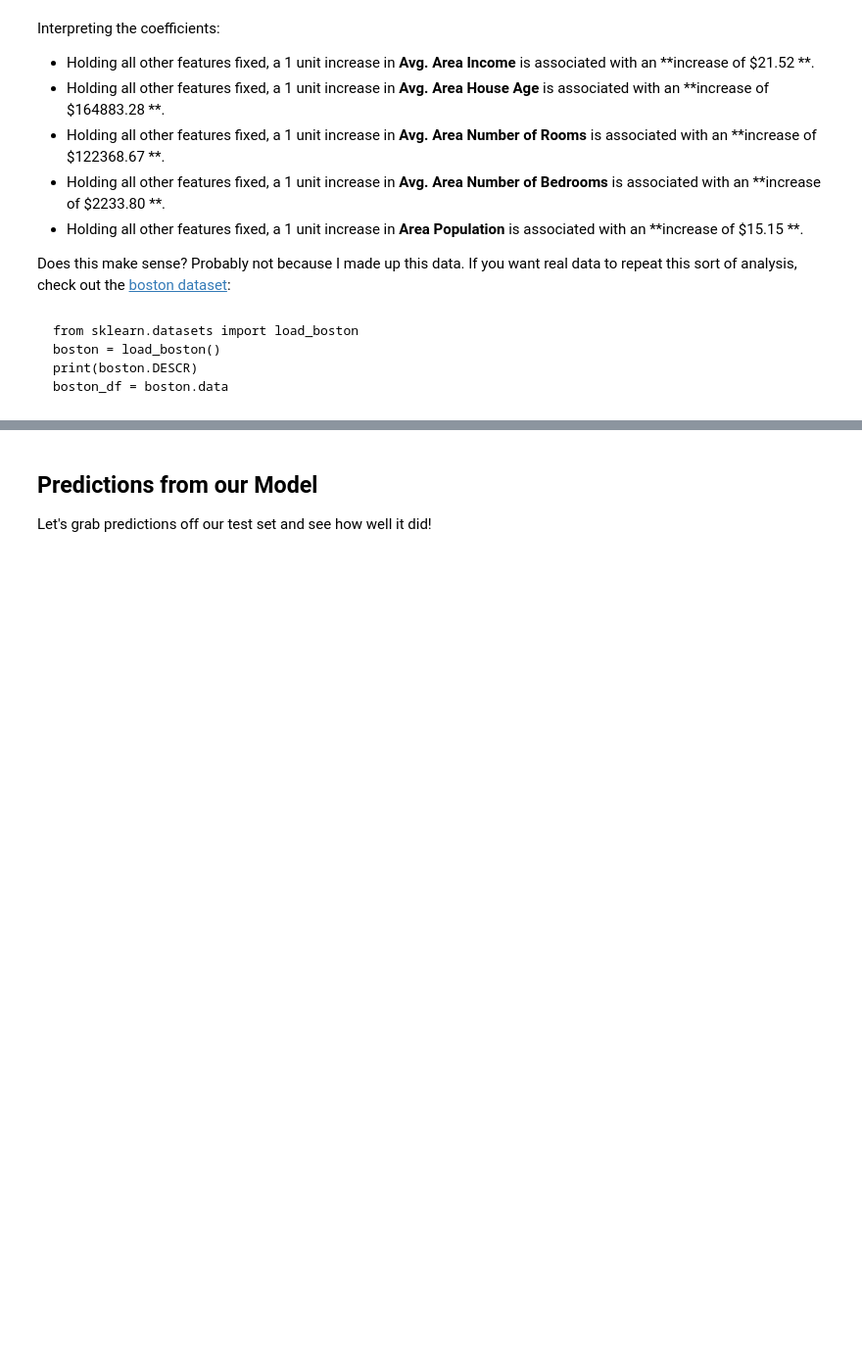
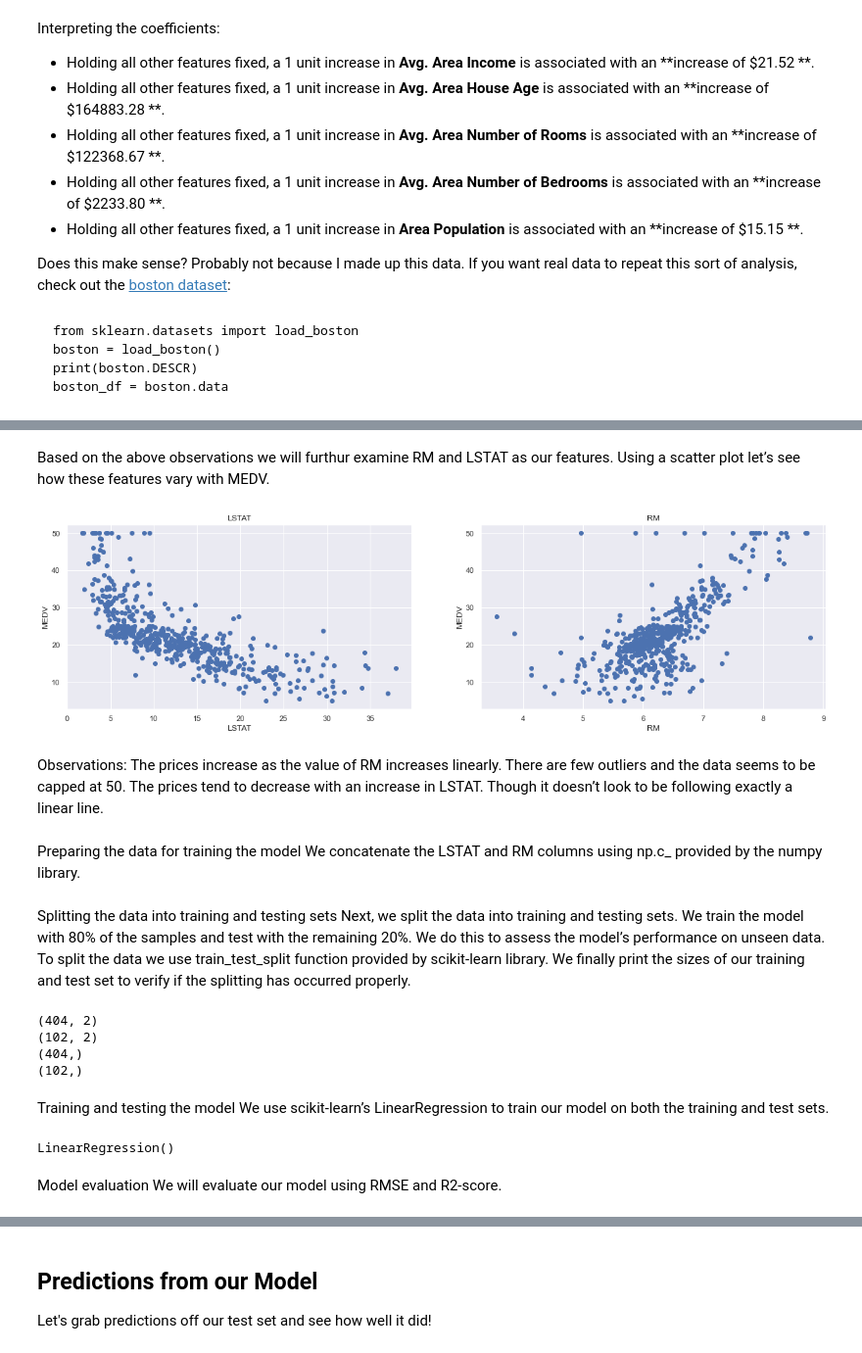
Before and after one commit to Aliya-Alim/Data-Visualization, a Jupyter notebook: Regression /More Linear Regression/01-Linear Regression with Python.ipynb, the cells around one changed output, grey strips where cells are left out. Shown at 98% size. Saved outputs shown, nothing was run; the diff lists cells and outputs as text; code cells hidden in the pictures; blank space fills up the shorter version.

```diff
--- a/Regression /More Linear Regression/01-Linear Regression with Python.ipynb
+++ b/Regression /More Linear Regression/01-Linear Regression with Python.ipynb
@@ -140,0 +254,25 @@ Does this make sense? Probably not because I made up this data. If you want real
+# %% [markdown]
+Based on the above observations we will furthur examine RM and LSTAT as our features. Using a scatter plot let’s see how these features vary with MEDV.
+# %%
+plt.figure(figsize=(20, 5))
+
+features = ['LSTAT', 'RM']
+target = boston['MEDV']
+
+for i, col in enumerate(features):
+    plt.subplot(1, len(features) , i+1)
+    x = boston[col]
+    y = target
+    plt.scatter(x, y, marker='o')
+    plt.title(col)
+    plt.xlabel(col)
+    plt.ylabel('MEDV')
+# %% [output]
+[figure, added]
+# %% [markdown]
+Observations:
+The prices increase as the value of RM increases linearly. There are few outliers and the data seems to be capped at 50.
+The prices tend to decrease with an increase in LSTAT. Though it doesn’t look to be following exactly a linear line.
+# %% [markdown]
+Preparing the data for training the model
+We concatenate the LSTAT and RM columns using np.c_ provided by the numpy library.
@@ -140,0 +282,31 @@ Does this make sense? Probably not because I made up this data. If you want real
+# %% [markdown]
+Splitting the data into training and testing sets
+Next, we split the data into training and testing sets. We train the model with 80% of the samples and test with the remaining 20%. We do this to assess the model’s performance on unseen data. To split the data we use train_test_split function provided by scikit-learn library. We finally print the sizes of our training and test set to verify if the splitting has occurred properly.
+# %%
+from sklearn.model_selection import train_test_split
+
+X_train, X_test, Y_train, Y_test = train_test_split(X, Y, test_size = 0.2, random_state=5)
+print(X_train.shape)
+print(X_test.shape)
+print(Y_train.shape)
+print(Y_test.shape)
+# %% [output]
+(404, 2)
+(102, 2)
+(404,)
+(102,)
+# %% [markdown]
+Training and testing the model
+We use scikit-learn’s LinearRegression to train our model on both the training and test sets.
+# %%
+from sklearn.linear_model import LinearRegression
+from sklearn.metrics import mean_squared_error
+from sklearn.metrics import r2_score
+
+lm = LinearRegression()
+lm.fit(X_train, Y_train)
+# %% [output]
+LinearRegression()
+# %% [markdown]
+Model evaluation
+We will evaluate our model using RMSE and R2-score.
```
Also changed, not shown: parts of 32 cells of this notebook, 1 other file.
